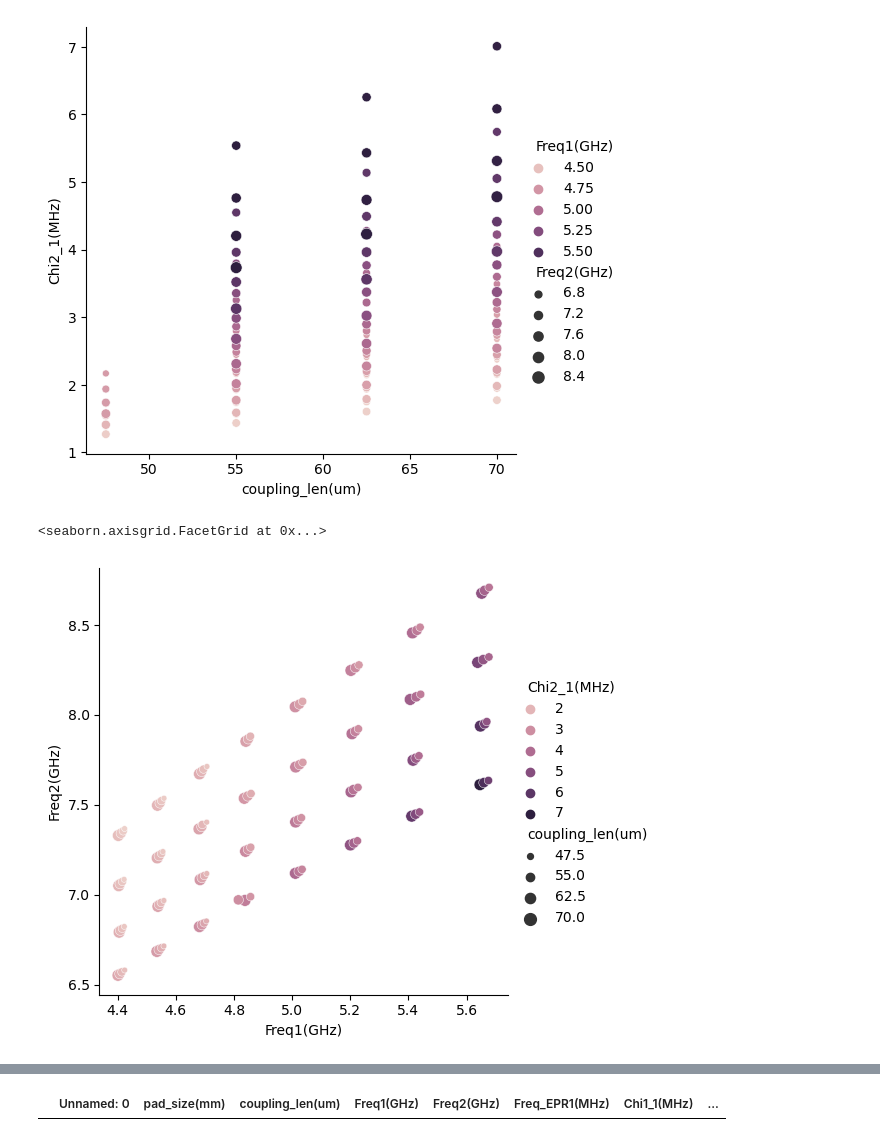
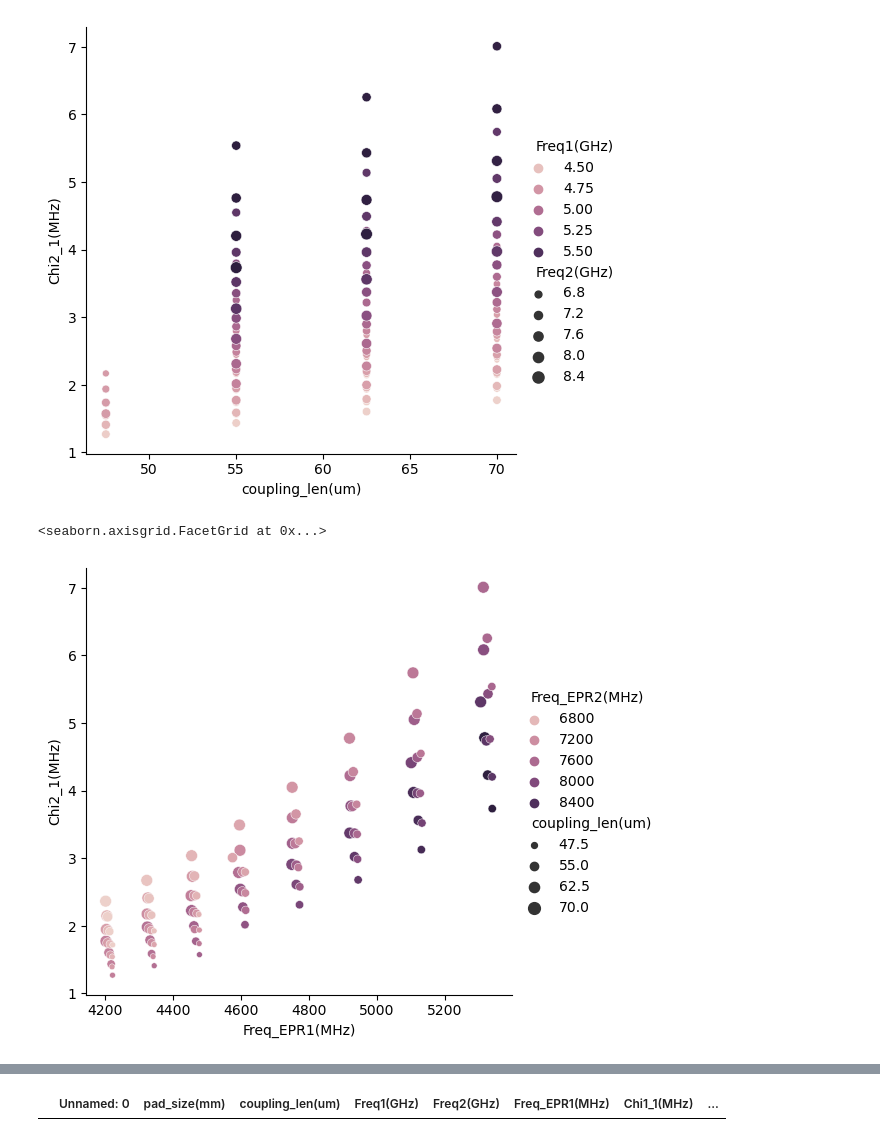
Before and after one commit to Wendywanw/Wendy-qiskit-code, a Jupyter notebook: data/qb_cpw_data_analysis.ipynb, the cells around one changed output, grey strips where cells are left out. Drawn from its saved outputs; the diff is of its cells as text; code cells hidden in the pictures.

```diff
--- a/data/qb_cpw_data_analysis.ipynb
+++ b/data/qb_cpw_data_analysis.ipynb
@@ -266,7 +351,7 @@ sns.relplot(data = data_f, x = 'coupling_len(um)', y = 'Chi2_1(MHz)', hue = 'Fre
 <seaborn.axisgrid.FacetGrid at 0x...>
 [figure]
 # %%
-sns.relplot(data = data_f, size = 'coupling_len(um)', hue = 'Chi2_1(MHz)', x = 'Freq1(GHz)', y = 'Freq2(GHz)')
+sns.relplot(data = data_f, size = 'coupling_len(um)', y = 'Chi2_1(MHz)', x = 'Freq_EPR1(MHz)', hue = 'Freq_EPR2(MHz)')
 # %% [output]
 <seaborn.axisgrid.FacetGrid at 0x...>
-[figure, old version]
+[figure, new version]
```
Also changed, not shown: parts of 18 cells of this notebook, 8 other files.
